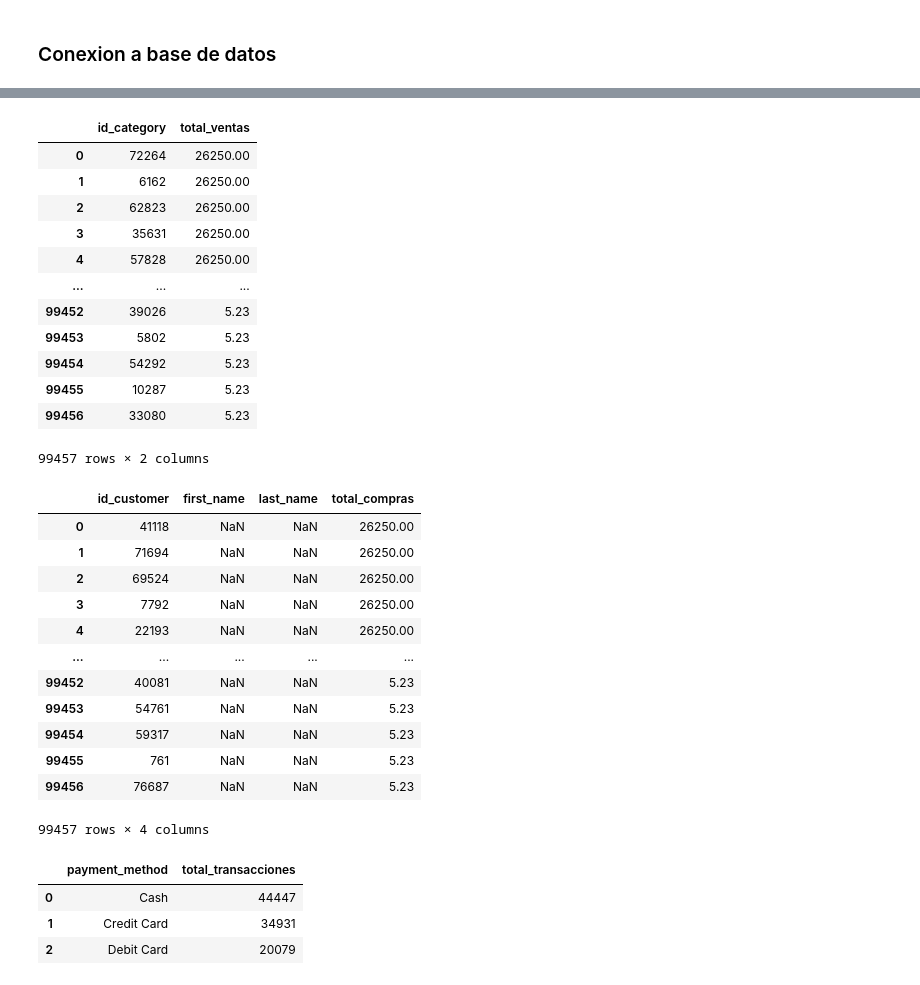
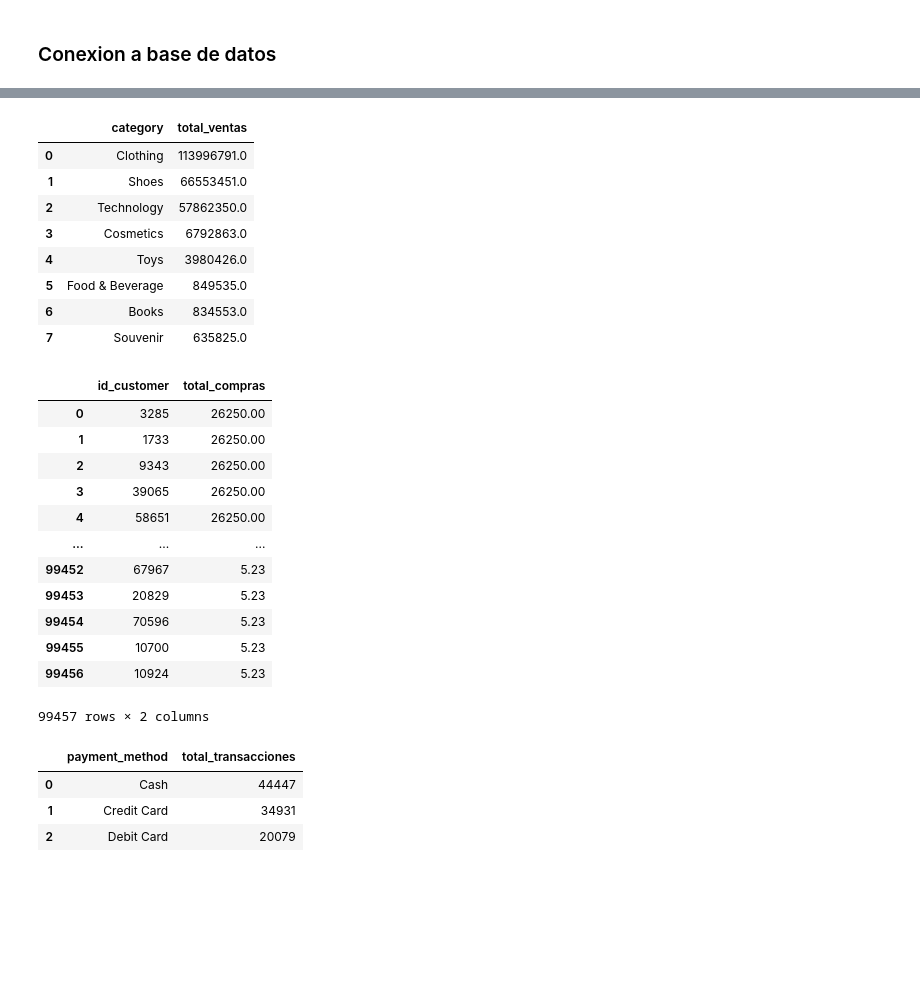
Before and after one commit to juanhcode/Customer-Shopping-Analytics, a Jupyter notebook: customerPandas.ipynb, the cells around one changed output, grey strips where cells are left out. Drawn from its saved outputs; the diff is of its cells as text; code cells hidden in the pictures; blank space fills up the shorter version.

```diff
--- a/customerPandas.ipynb
+++ b/customerPandas.ipynb
@@ -485,59 +501,54 @@ engine = create_engine(DATABASE_URL)
 Base = declarative_base()
 df_total_ventas_categoria = pd.read_sql_query("""
     SELECT
-        fs.id_category,
-        SUM(fs.quantity * fs.price) AS total_ventas
+        c.category,
+        ROUND(SUM(fs.quantity * fs.price)) AS total_ventas
     FROM public."factSales" fs
-    GROUP BY fs.id_category
+    JOIN public."dimCategory" c ON fs.id_category = c.id_category
+    GROUP BY c.category
     ORDER BY total_ventas DESC;
 """, engine)
 
 # Mostrar la tabla resultante
 df_total_ventas_categoria
 # %% [output]
-|  | id_category | total_ventas |
-| 0 | 72264 | 26250.00 |
-| 1 | 6162 | 26250.00 |
-| 2 | 62823 | 26250.00 |
-| 3 | 35631 | 26250.00 |
-| 4 | 57828 | 26250.00 |
-| ... | ... | ... |
-| 99452 | 39026 | 5.23 |
-| 99453 | 5802 | 5.23 |
-| 99454 | 54292 | 5.23 |
-| 99455 | 10287 | 5.23 |
-| 99456 | 33080 | 5.23 |
+|  | category | total_ventas |
+| 0 | Clothing | 113996791.0 |
+| 1 | Shoes | 66553451.0 |
+| 2 | Technology | 57862350.0 |
+| 3 | Cosmetics | 6792863.0 |
+| 4 | Toys | 3980426.0 |
+| 5 | Food & Beverage | 849535.0 |
+| 6 | Books | 834553.0 |
+| 7 | Souvenir | 635825.0 |
-99457 rows × 2 columns
 # %%
 # 2. Clientes con mayor volumen de compras
 df_clientes_mayor_volumen = pd.read_sql_query("""
     SELECT
         c.id_customer,
-        c.first_name,
-        c.last_name,
         SUM(fs.quantity * fs.price) AS total_compras
     FROM public."factSales" fs
     JOIN public."dimCustomer" c ON fs.id_customer = c.id_customer
-    GROUP BY c.id_customer, c.first_name, c.last_name
+    GROUP BY c.id_customer
     ORDER BY total_compras DESC;
 """, engine)
 
 # Mostrar la tabla resultante
 df_clientes_mayor_volumen
 # %% [output]
-|  | id_customer | first_name | last_name | total_compras |
-| 0 | 41118 | NaN | NaN | 26250.00 |
-| 1 | 71694 | NaN | NaN | 26250.00 |
-| 2 | 69524 | NaN | NaN | 26250.00 |
-| 3 | 7792 | NaN | NaN | 26250.00 |
-| 4 | 22193 | NaN | NaN | 26250.00 |
-| ... | ... | ... | ... | ... |
-| 99452 | 40081 | NaN | NaN | 5.23 |
-| 99453 | 54761 | NaN | NaN | 5.23 |
-| 99454 | 59317 | NaN | NaN | 5.23 |
-| 99455 | 761 | NaN | NaN | 5.23 |
-| 99456 | 76687 | NaN | NaN | 5.23 |
+|  | id_customer | total_compras |
+| 0 | 3285 | 26250.00 |
+| 1 | 1733 | 26250.00 |
+| 2 | 9343 | 26250.00 |
+| 3 | 39065 | 26250.00 |
+| 4 | 58651 | 26250.00 |
+| ... | ... | ... |
+| 99452 | 67967 | 5.23 |
+| 99453 | 20829 | 5.23 |
+| 99454 | 70596 | 5.23 |
+| 99455 | 10700 | 5.23 |
+| 99456 | 10924 | 5.23 |
-99457 rows × 4 columns
+99457 rows × 2 columns
 # %%
 # 3. Métodos de pago más utilizados
 df_metodos_pago = pd.read_sql_query("""
```
Also changed, not shown: parts of 2 cells of this notebook.
